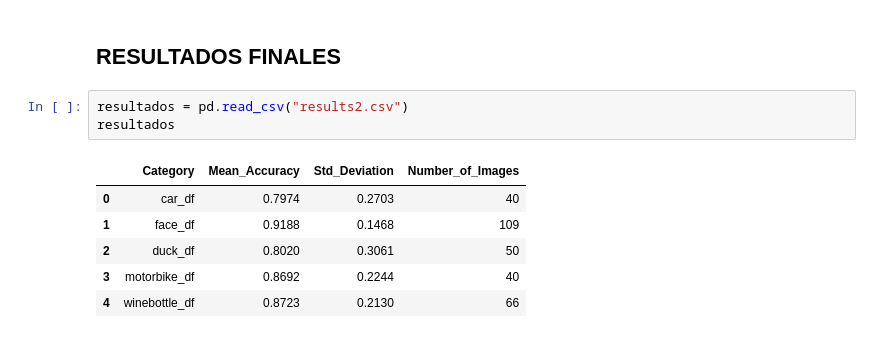
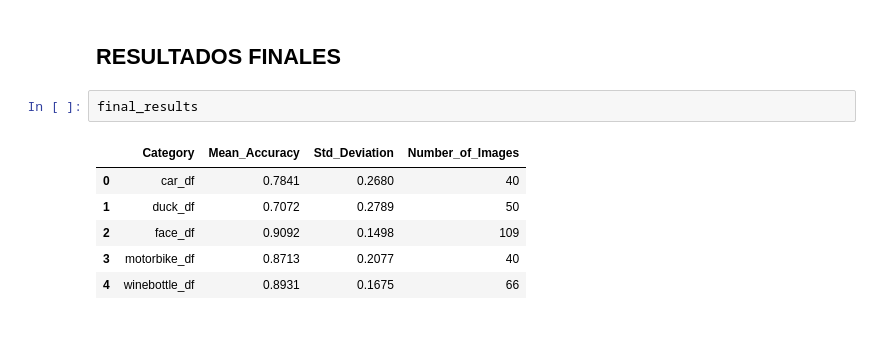
Before and after one commit to JBLOZ/IA, a Jupyter notebook: 2doAnyo/2doCuatri/tecnicas_de_algoritmos_de_busqueda/practicas/src/match_part_2.ipynb, the cells around one changed output. Drawn from its saved outputs; the diff is of its cells as text.

```diff
--- a/2doAnyo/2doCuatri/tecnicas_de_algoritmos_de_busqueda/practicas/src/match_part_2.ipynb
+++ b/2doAnyo/2doCuatri/tecnicas_de_algoritmos_de_busqueda/practicas/src/match_part_2.ipynb
@@ -285,12 +608,11 @@ if __name__ == "__main__":
 # %% [markdown]
 ## RESULTADOS FINALES
-# %%
-resultados = pd.read_csv("results2.csv")
-resultados
-# %% [output]
-|  | Category | Mean_Accuracy | Std_Deviation | Number_of_Images |
-| 0 | car_df | 0.7974 | 0.2703 | 40 |
-| 1 | face_df | 0.9188 | 0.1468 | 109 |
-| 2 | duck_df | 0.8020 | 0.3061 | 50 |
-| 3 | motorbike_df | 0.8692 | 0.2244 | 40 |
-| 4 | winebottle_df | 0.8723 | 0.2130 | 66 |
+# %%
+final_results
+# %% [output]
+|  | Category | Mean_Accuracy | Std_Deviation | Number_of_Images |
+| 0 | car_df | 0.7841 | 0.2680 | 40 |
+| 1 | duck_df | 0.7072 | 0.2789 | 50 |
+| 2 | face_df | 0.9092 | 0.1498 | 109 |
+| 3 | motorbike_df | 0.8713 | 0.2077 | 40 |
+| 4 | winebottle_df | 0.8931 | 0.1675 | 66 |
```
Also changed, not shown: parts of 22 cells of this notebook, 4 other files.
